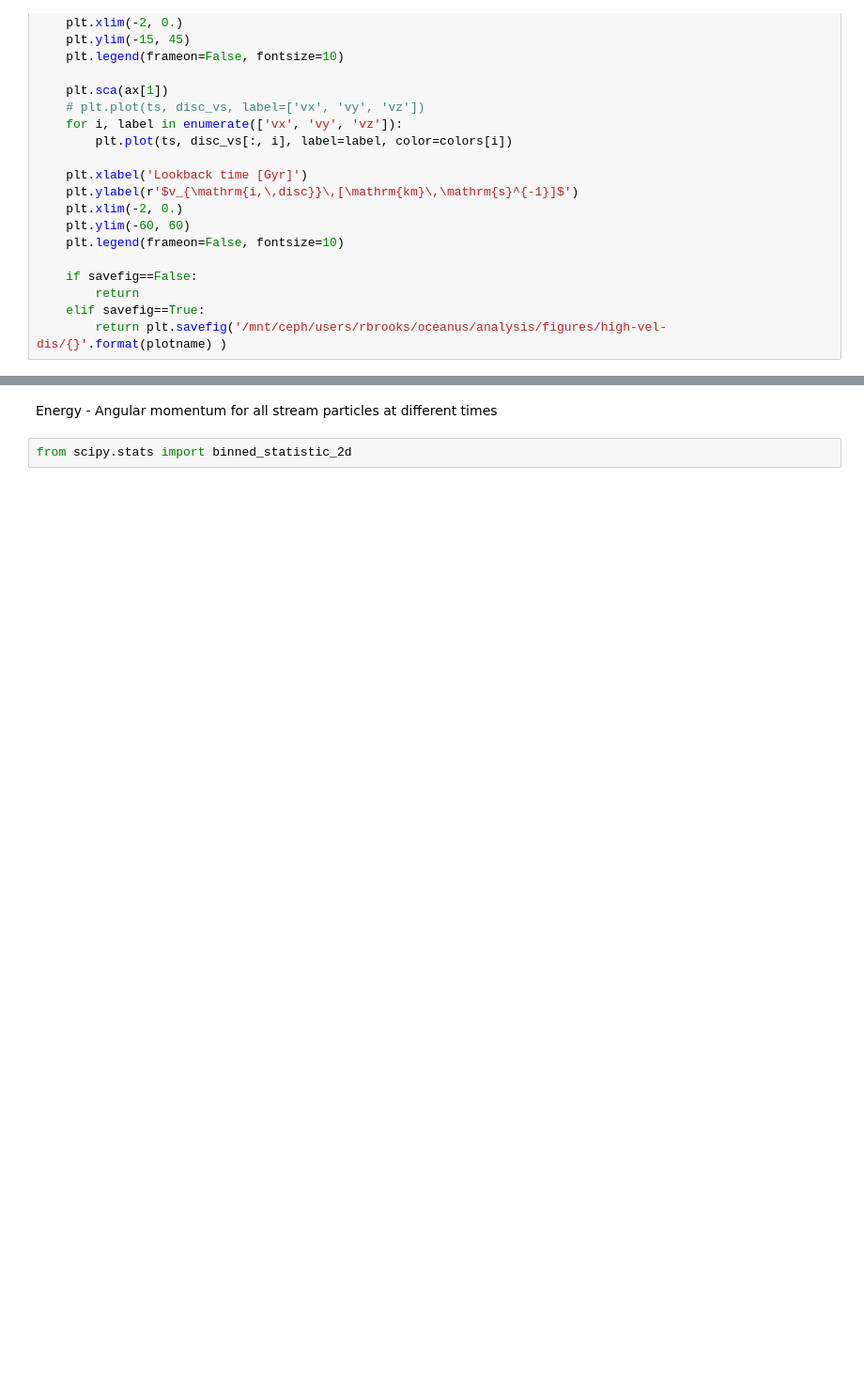
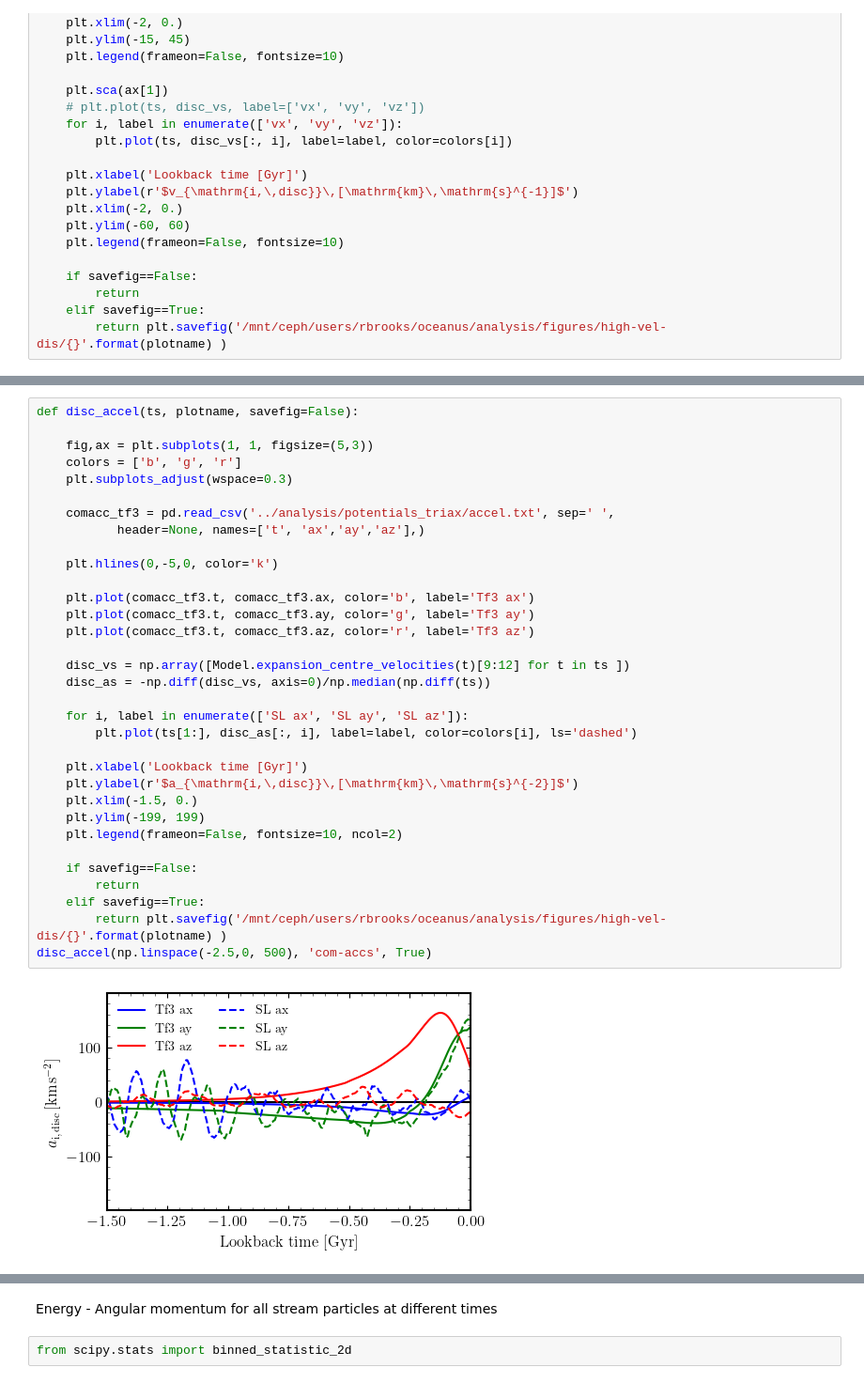
Before and after one commit to dc-broo3/oceanus, a Jupyter notebook: analysis/disc-numerics.ipynb, the cells around one changed output, grey strips where cells are left out. Shown at 94% size. Cells and saved outputs as stored; diff of their text form; blank space fills up the shorter version.

Commit message:
Tf3 vs BFE potential comparions.

```diff
--- a/analysis/disc-numerics.ipynb
+++ b/analysis/disc-numerics.ipynb
@@ -404,3 +448,38 @@ lmc_orbits(np.linspace(-5,0,50), 'LMC-displacement-motions', True)
+# %%
+def disc_accel(ts, plotname, savefig=False):
+
+    fig,ax = plt.subplots(1, 1, figsize=(5,3))
+    colors = ['b', 'g', 'r']
+    plt.subplots_adjust(wspace=0.3)
+
+    comacc_tf3 = pd.read_csv('../analysis/potentials_triax/accel.txt', sep=' ',
+           header=None, names=['t', 'ax','ay','az'],)
+
+    plt.hlines(0,-5,0, color='k')
+
+    plt.plot(comacc_tf3.t, comacc_tf3.ax, color='b', label='Tf3 ax')
+    plt.plot(comacc_tf3.t, comacc_tf3.ay, color='g', label='Tf3 ay')
+    plt.plot(comacc_tf3.t, comacc_tf3.az, color='r', label='Tf3 az')
+
+    disc_vs = np.array([Model.expansion_centre_velocities(t)[9:12] for t in ts ])
+    disc_as = -np.diff(disc_vs, axis=0)/np.median(np.diff(ts))
+
+    for i, label in enumerate(['SL ax', 'SL ay', 'SL az']):
+        plt.plot(ts[1:], disc_as[:, i], label=label, color=colors[i], ls='dashed')
+
+    plt.xlabel('Lookback time [Gyr]')
+    plt.ylabel(r'$a_{\mathrm{i,\,disc}}\,[\mathrm{km}\,\mathrm{s}^{-2}]$')
+    plt.xlim(-1.5, 0.)
+    plt.ylim(-199, 199)
+    plt.legend(frameon=False, fontsize=10, ncol=2)
+
+    if savefig==False:
+        return
+    elif savefig==True:
+        return plt.savefig('/mnt/ceph/users/rbrooks/oceanus/analysis/figures/high-vel-dis/{}'.format(plotname) )
+disc_accel(np.linspace(-2.5,0, 500), 'com-accs', True)
+# %% [output]
+[figure, added]
 # %%
 import matplotlib.animation as animation
 import matplotlib.patches as patches
```
Also changed, not shown: parts of 13 cells of this notebook.
